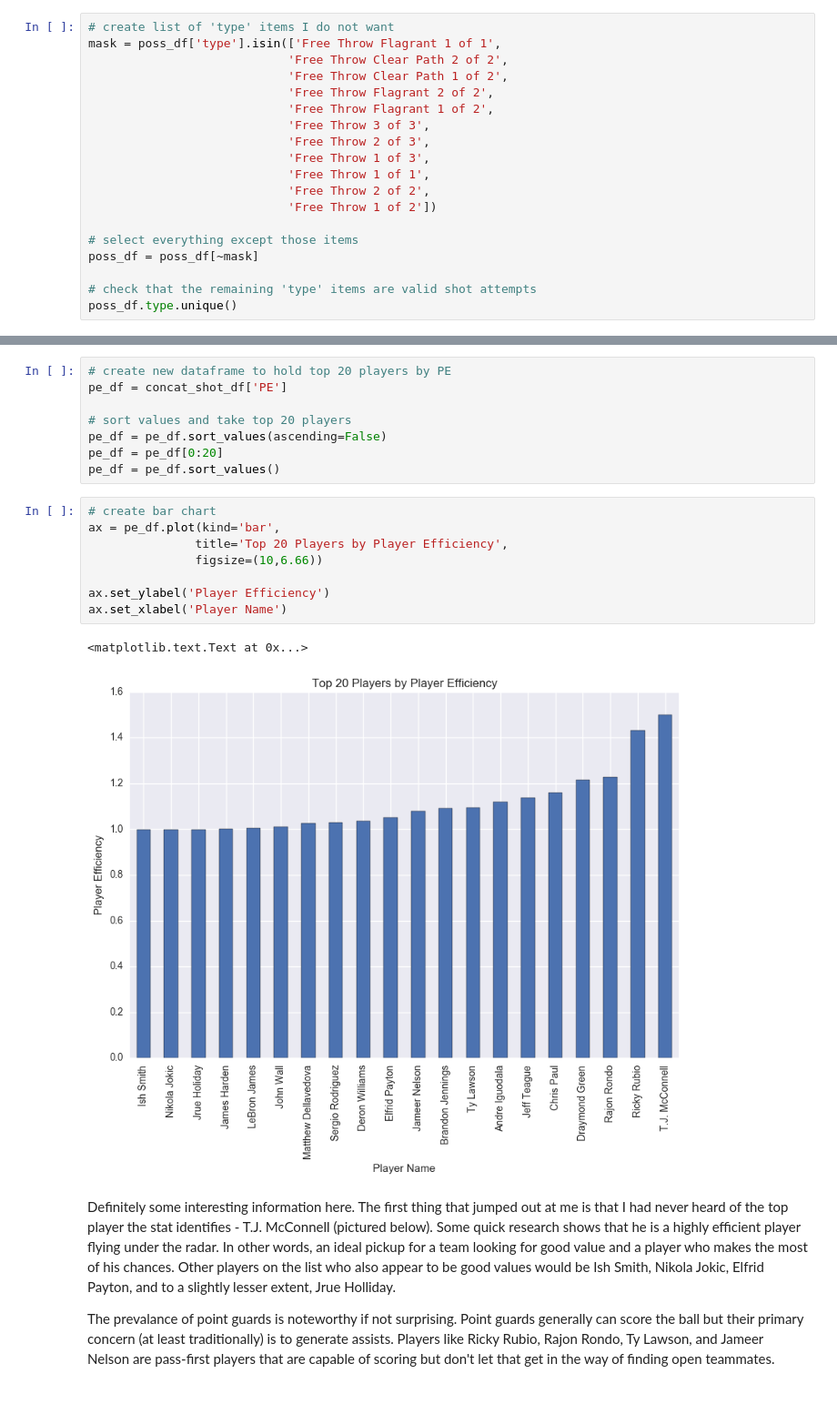
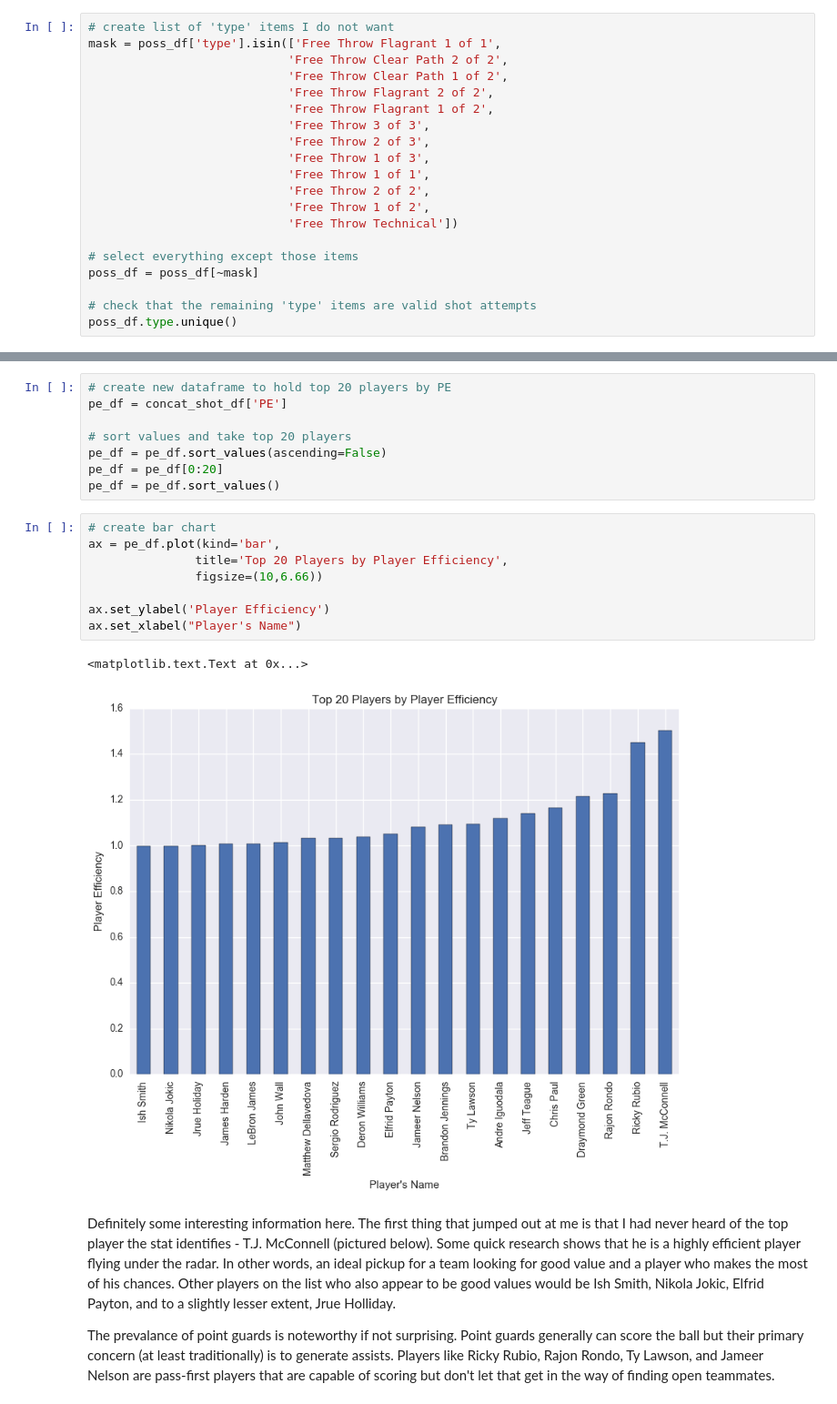
Before and after one commit to MPhillips55/Capstone_Project_1_2016-2017_NBA_Data, a Jupyter notebook: EDA/Capstone Project EDA - 2016-2017 NBA Data.ipynb, the cells around one changed output, grey strips where cells are left out. Shown at 91% size. Cells and saved outputs as stored; diff of their text form.

```diff
--- a/EDA/Capstone Project EDA - 2016-2017 NBA Data.ipynb
+++ b/EDA/Capstone Project EDA - 2016-2017 NBA Data.ipynb
@@ -256,7 +262,8 @@ mask = poss_df['type'].isin(['Free Throw Flagrant 1 of 1',
                             'Free Throw 1 of 3',
                             'Free Throw 1 of 1',
                             'Free Throw 2 of 2',
-                            'Free Throw 1 of 2'])
+                            'Free Throw 1 of 2',
+                            'Free Throw Technical'])
 
 # select everything except those items
 poss_df = poss_df[~mask]
@@ -408,14 +414,14 @@ pe_df = pe_df.sort_values()
 # %%
 # create bar chart
 ax = pe_df.plot(kind='bar',
                title='Top 20 Players by Player Efficiency',
                figsize=(10,6.66))
 
 ax.set_ylabel('Player Efficiency')
-ax.set_xlabel('Player Name')
+ax.set_xlabel("Player's Name")
 # %% [output]
 <matplotlib.text.Text at 0x...>
-[figure, old version]
+[figure, new version]
 # %% [markdown]
 Definitely some interesting information here. The first thing that jumped out at me is that I had never heard of the top player the stat identifies - T.J. McConnell (pictured below). Some quick research shows that he is a highly efficient player flying under the radar. In other words, an ideal pickup for a team looking for good value and a player who makes the most of his chances. Other players on the list who also appear to be good values would be Ish Smith, Nikola Jokic, Elfrid Payton, and to a slightly lesser extent, Jrue Holliday.
 
```
Also changed, not shown: parts of 16 cells of this notebook.
